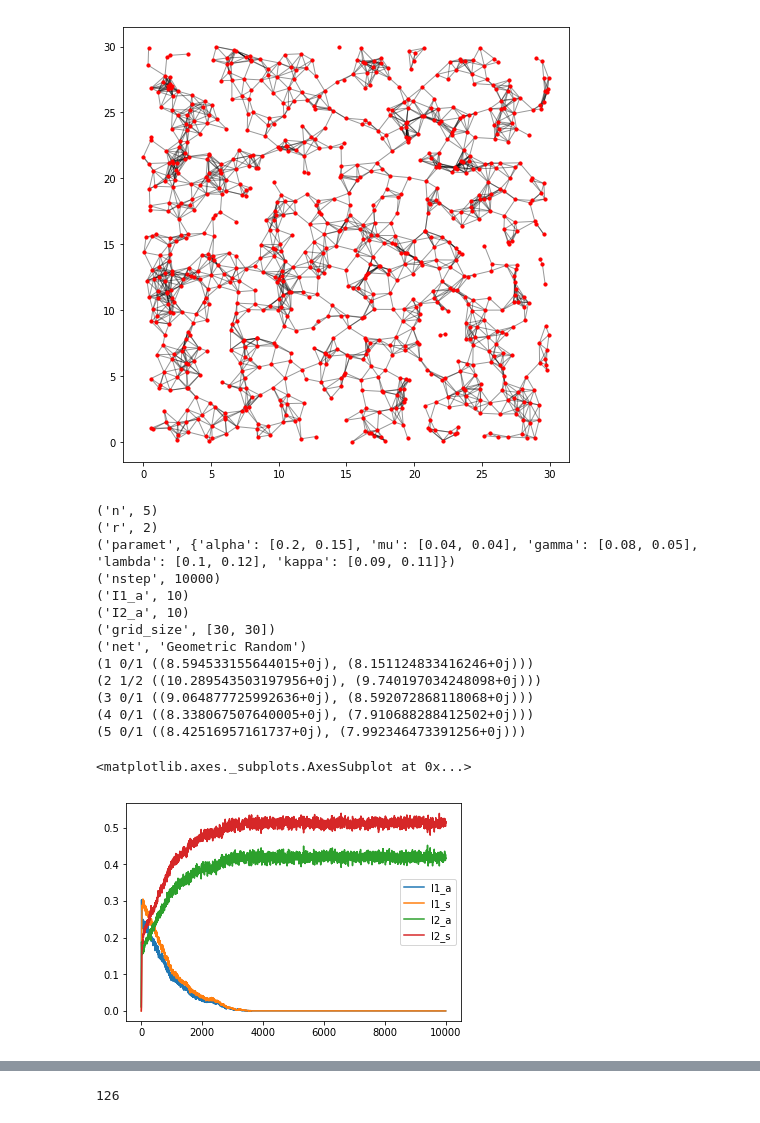
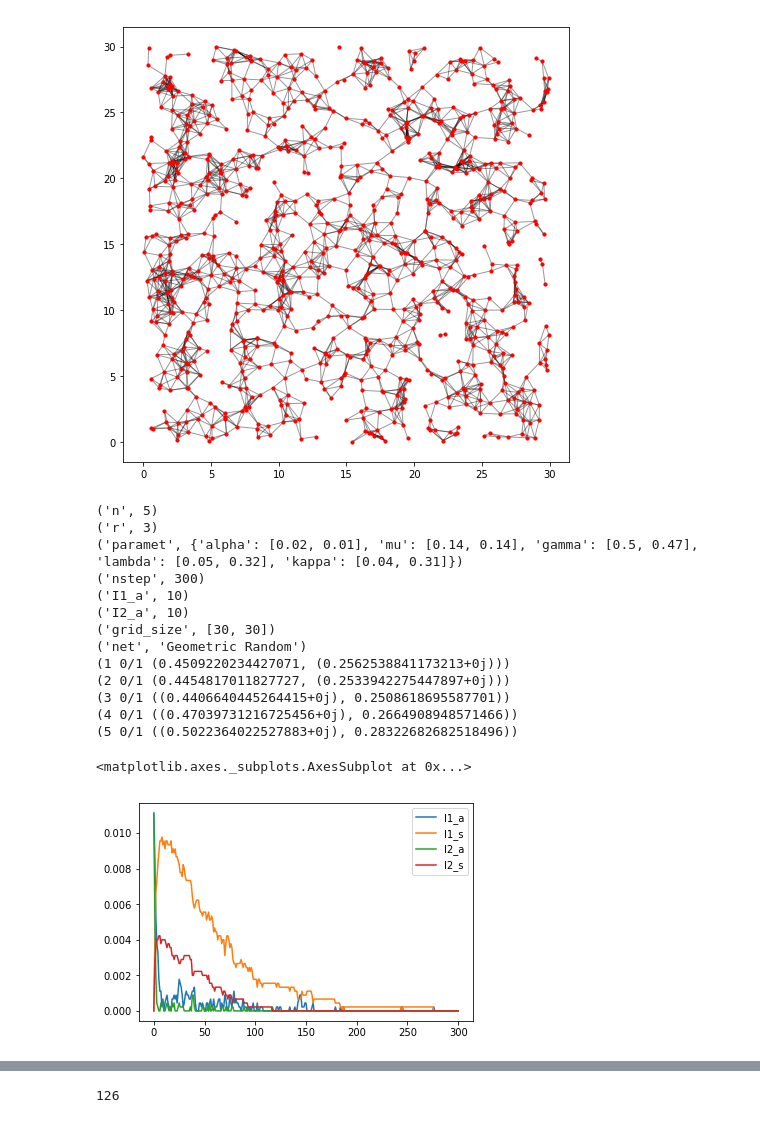
Before and after one commit to Dmitriy-Fedorov/Epidemic-Model, a Jupyter notebook: for_report_figure_1/1st.ipynb, the cells around one changed output, grey strips where cells are left out. Drawn from its saved outputs; the diff is of its cells as text; code cells hidden in the pictures.

```diff
--- a/for_report_figure_1/1st.ipynb
+++ b/for_report_figure_1/1st.ipynb
@@ -82,44 +82,52 @@ paramet = {
         'kappa': [0.09, 0.11] # sleep I2    % [I2_s -> I2_a, I2_a -> I2_s]
     }
 # paramet = {
 #         'alpha': [0.03, 0.06], # infect rate
 #         'mu': [0.14, 0.14], # sleep s
 #         'gamma': [0.35, 0.47], # rec rate
 #         'lambda': [0.05, 0.32], # sleep I1
 #         'kappa': [0.04, 0.31] # sleep I2    % [I2_s -> I2_a, I2_a -> I2_s]
 #     }
 
+paramet = {
+        'alpha': [0.02, 0.01], # infect rate
+        'mu': [0.14, 0.14], # sleep s
+        'gamma': [0.5, 0.47], # rec rate
+        'lambda': [0.05, 0.32], # sleep I1
+        'kappa': [0.04, 0.31] # sleep I2    % [I2_s -> I2_a, I2_a -> I2_s]
+    }
+
 setup = {'n':5,
-         'r':2,
+         'r':3,
          'paramet': paramet,
-         'nstep':10000,
+         'nstep':300,
          'I1_a':10,
          'I2_a':10,
          'grid_size':[30,30]}
 N = 900
 
 
 
 rnd_monte = monte(net='Geometric Random', **setup)
 # rnd_monte.to_csv(f"monte_random_r={setup['r']}_{setup['n']}.csv", index=False)
 asd1 = rnd_monte[['I1_a','I1_s','I2_a','I2_s']]/N
 asd1.plot()
 # %% [output]
 ('n', 5)
-('r', 2)
-('paramet', {'alpha': [0.2, 0.15], 'mu': [0.04, 0.04], 'gamma': [0.08, 0.05], 'lambda': [0.1, 0.12], 'kappa': [0.09, 0.11]})
-('nstep', 10000)
+('r', 3)
+('paramet', {'alpha': [0.02, 0.01], 'mu': [0.14, 0.14], 'gamma': [0.5, 0.47], 'lambda': [0.05, 0.32], 'kappa': [0.04, 0.31]})
+('nstep', 300)
 ('I1_a', 10)
 ('I2_a', 10)
 ('grid_size', [30, 30])
 ('net', 'Geometric Random')
-(1 0/1 ((8.594533155644015+0j), (8.151124833416246+0j)))
-(2 1/2 ((10.289543503197956+0j), (9.740197034248098+0j)))
-(3 0/1 ((9.064877725992636+0j), (8.592072868118068+0j)))
-(4 0/1 ((8.338067507640005+0j), (7.910688288412502+0j)))
-(5 0/1 ((8.42516957161737+0j), (7.992346473391256+0j)))
+(1 0/1 (0.4509220234427071, (0.2562538841173213+0j)))
+(2 0/1 (0.4454817011827727, (0.2533942275447897+0j)))
+(3 0/1 ((0.4406640445264415+0j), 0.2508618695587701))
+(4 0/1 ((0.47039731216725456+0j), 0.2664908948571466))
+(5 0/1 ((0.5022364022527883+0j), 0.28322682682518496))
 <matplotlib.axes._subplots.AxesSubplot at 0x...>
-[figure, old version]
+[figure, new version]
 # %%
 uni_monte = monte(net='Uniform Grid', **setup)
 uni_monte.to_csv(f'monte_uniform_r={setup["r"]}_{setup["n"]}.csv', index=False)
```
Also changed, not shown: parts of 1 cell of this notebook, 34 other files.
